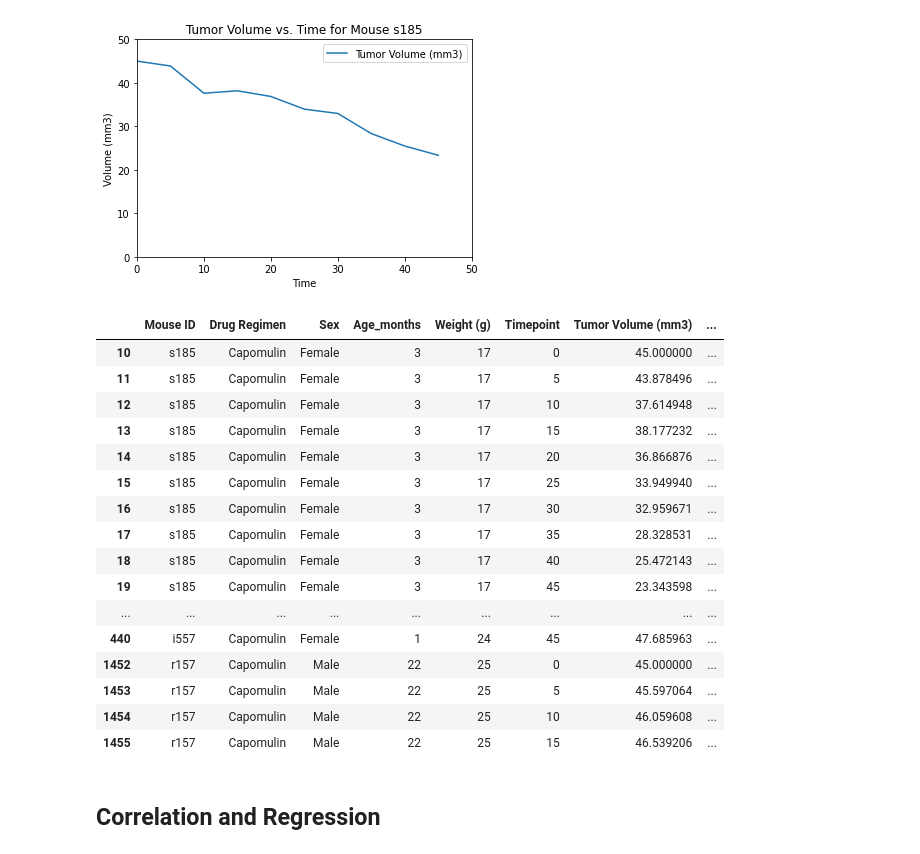
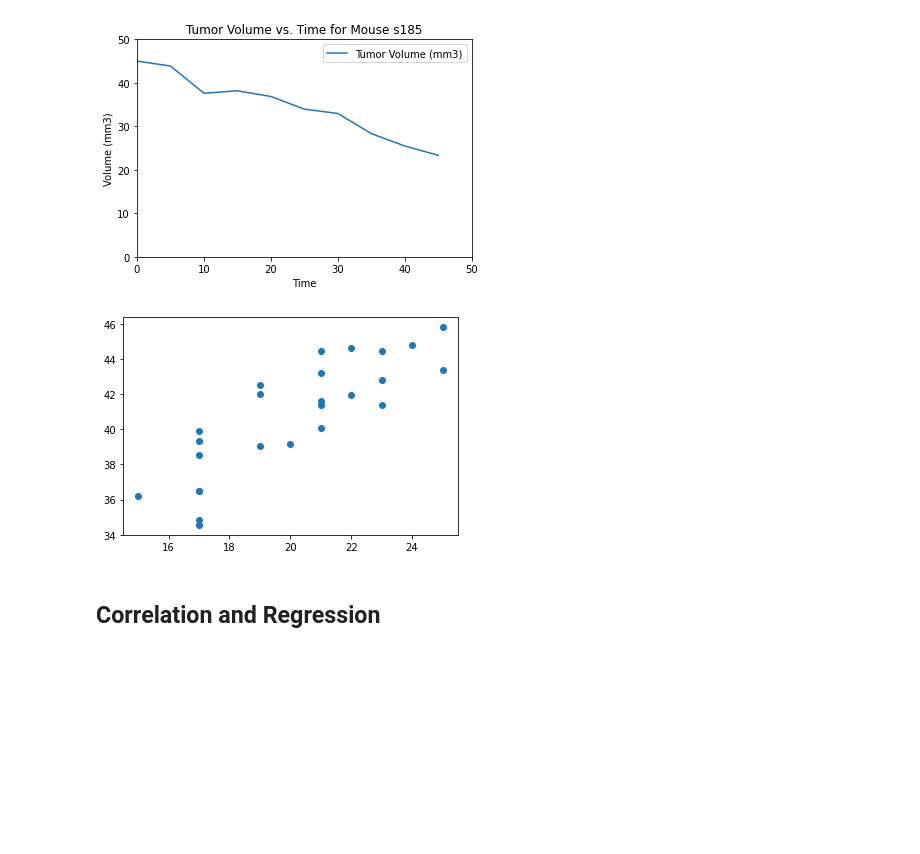
Before and after one commit to wwright21/matplotlib_challenge, a Jupyter notebook: pymaceuticals_starter.ipynb, the cells around one changed output. Cells and saved outputs as stored; diff of their text form; code cells hidden in the pictures; blank space fills up the shorter version.

```diff
--- a/pymaceuticals_starter.ipynb
+++ b/pymaceuticals_starter.ipynb
@@ -381,26 +381,11 @@ s185.plot.line(x='Timepoint', y='Tumor Volume (mm3)',
 # %%
 # Generate a scatter plot of average tumor volume vs. mouse weight for the Capomulin regimen
 scatter_df = clean_df.loc[clean_df['Drug Regimen'] == 'Capomulin'].groupby('Mouse ID').mean()
 clean_df.loc[clean_df['Drug Regimen'] == 'Capomulin']
-# plt.scatter(scatter_df.iloc[:,1],scatter_df.iloc[:,3])
+plt.scatter(scatter_df.iloc[:,1],scatter_df.iloc[:,3])
+plt.show()
 # %% [output]
-|  | Mouse ID | Drug Regimen | Sex | Age_months | Weight (g) | Timepoint | Tumor Volume (mm3) | ... |
-| 10 | s185 | Capomulin | Female | 3 | 17 | 0 | 45.000000 | ... |
-| 11 | s185 | Capomulin | Female | 3 | 17 | 5 | 43.878496 | ... |
-| 12 | s185 | Capomulin | Female | 3 | 17 | 10 | 37.614948 | ... |
-| 13 | s185 | Capomulin | Female | 3 | 17 | 15 | 38.177232 | ... |
-| 14 | s185 | Capomulin | Female | 3 | 17 | 20 | 36.866876 | ... |
-| 15 | s185 | Capomulin | Female | 3 | 17 | 25 | 33.949940 | ... |
-| 16 | s185 | Capomulin | Female | 3 | 17 | 30 | 32.959671 | ... |
-| 17 | s185 | Capomulin | Female | 3 | 17 | 35 | 28.328531 | ... |
-| 18 | s185 | Capomulin | Female | 3 | 17 | 40 | 25.472143 | ... |
-| 19 | s185 | Capomulin | Female | 3 | 17 | 45 | 23.343598 | ... |
-| ... | ... | ... | ... | ... | ... | ... | ... | ... |
-| 440 | i557 | Capomulin | Female | 1 | 24 | 45 | 47.685963 | ... |
-| 1452 | r157 | Capomulin | Male | 22 | 25 | 0 | 45.000000 | ... |
-| 1453 | r157 | Capomulin | Male | 22 | 25 | 5 | 45.597064 | ... |
-| 1454 | r157 | Capomulin | Male | 22 | 25 | 10 | 46.059608 | ... |
-| 1455 | r157 | Capomulin | Male | 22 | 25 | 15 | 46.539206 | ... |
+[figure, added]
 # %% [markdown]
 ## Correlation and Regression
 # %%
```
Also changed, not shown: 1 other file.
